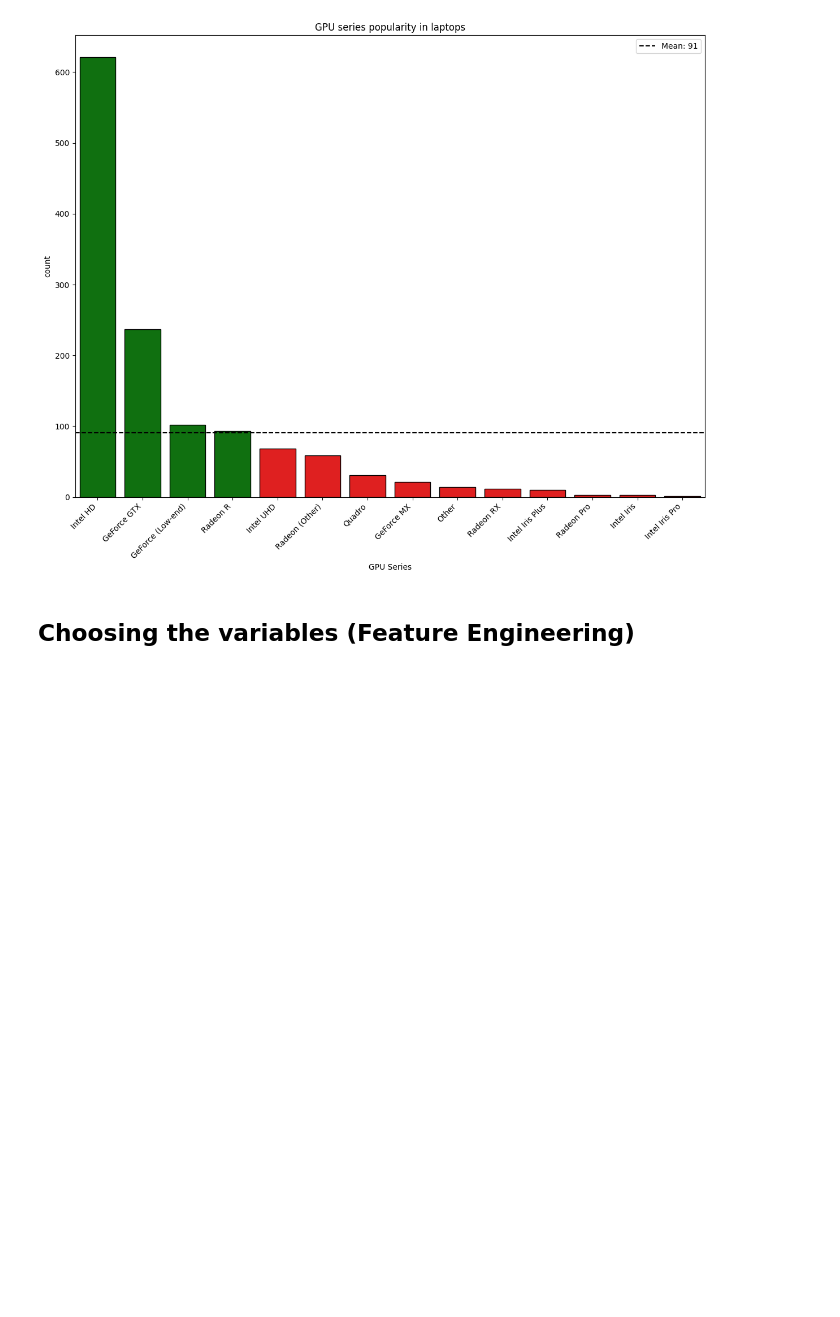
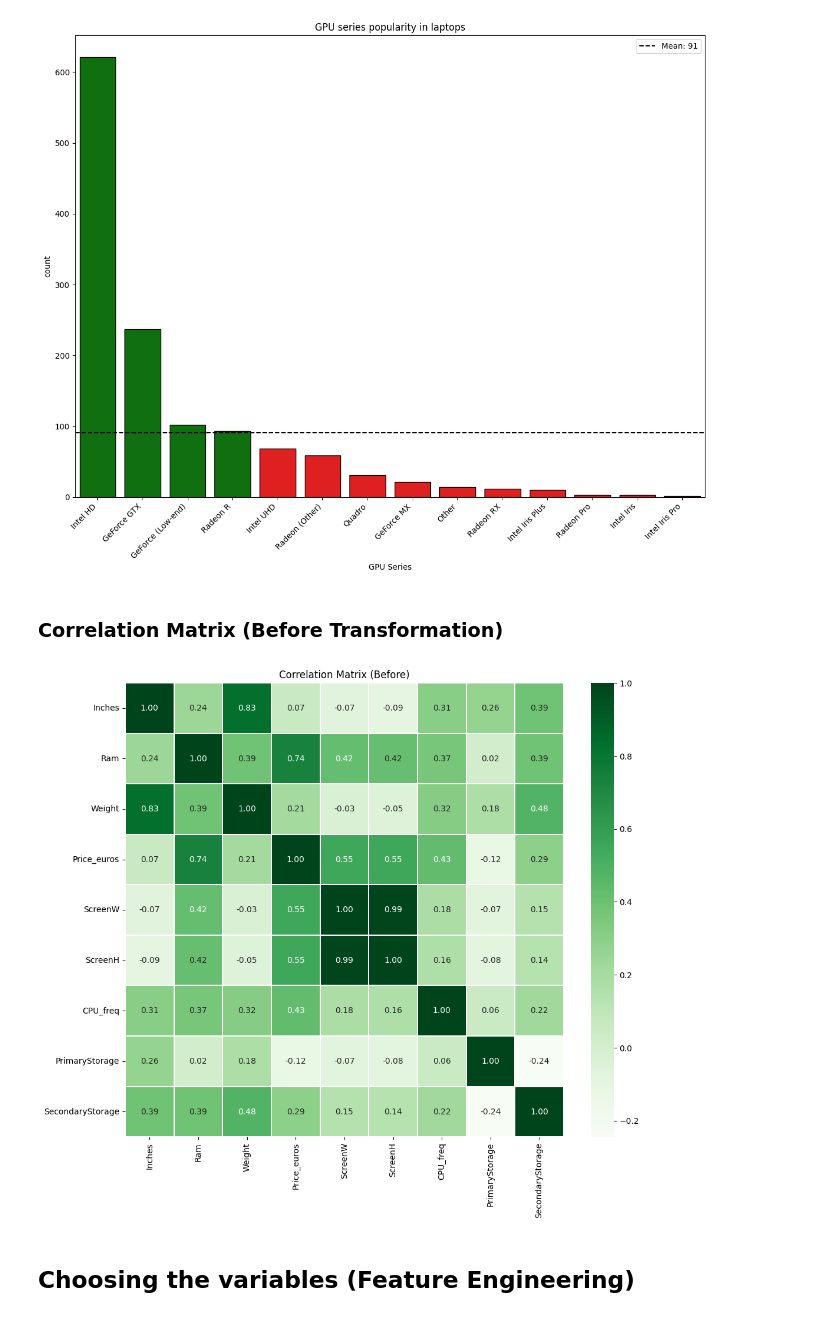
Before and after one commit to NitoBoritto/ML_Laptop_Price_Predictor, a Jupyter notebook: Level 2 Tasks.ipynb, the cells around one changed output. Saved outputs shown, nothing was run; the diff lists cells and outputs as text; code cells hidden in the pictures; blank space fills up the shorter version.

```diff
--- a/Level 2 Tasks.ipynb
+++ b/Level 2 Tasks.ipynb
@@ -921,6 +958,20 @@ Passing `palette` without assigning `hue` is deprecated and will be removed in v
 
   sns.countplot(x = "GPU_series",
 [figure]
+# %% [markdown]
+### Correlation Matrix (Before Transformation)
+# %%
+num_df = path_df.select_dtypes("number")
+plt.figure(figsize = (12,10))
+sns.heatmap(num_df.corr(),
+            annot = True,
+            cmap = "Greens",
+            fmt = ".2f",
+            linewidths = 0.2)
+plt.title("Correlation Matrix (Before)")
+plt.show()
+# %% [output]
+[figure, added]
 # %% [markdown]
 ## Choosing the variables (Feature Engineering)
 # %% [markdown]
```
Also changed, not shown: parts of 21 cells of this notebook.
